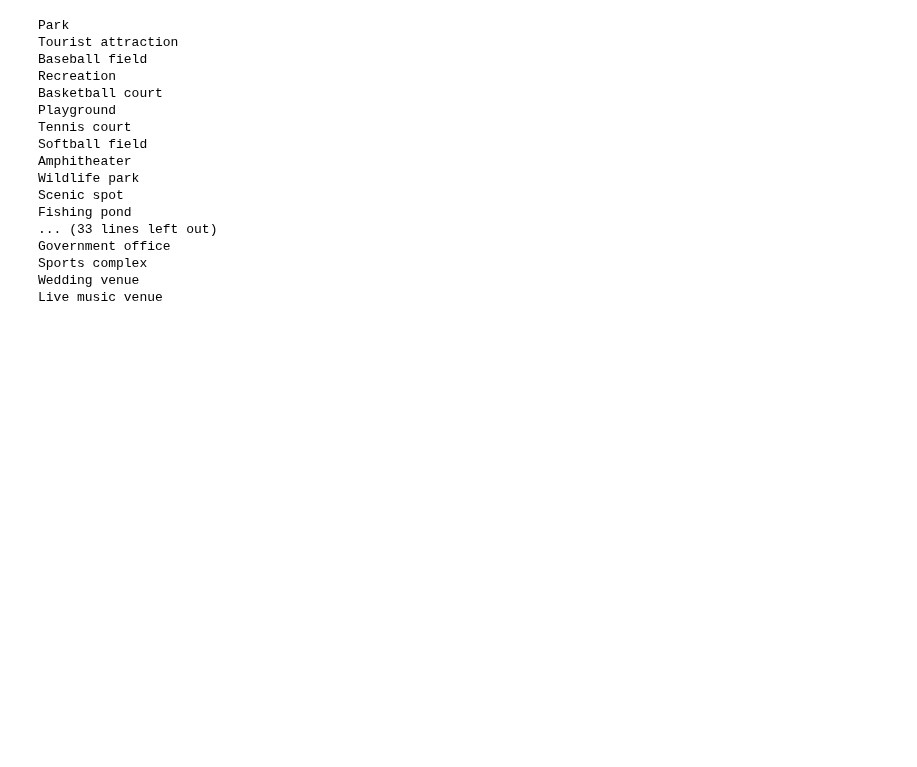
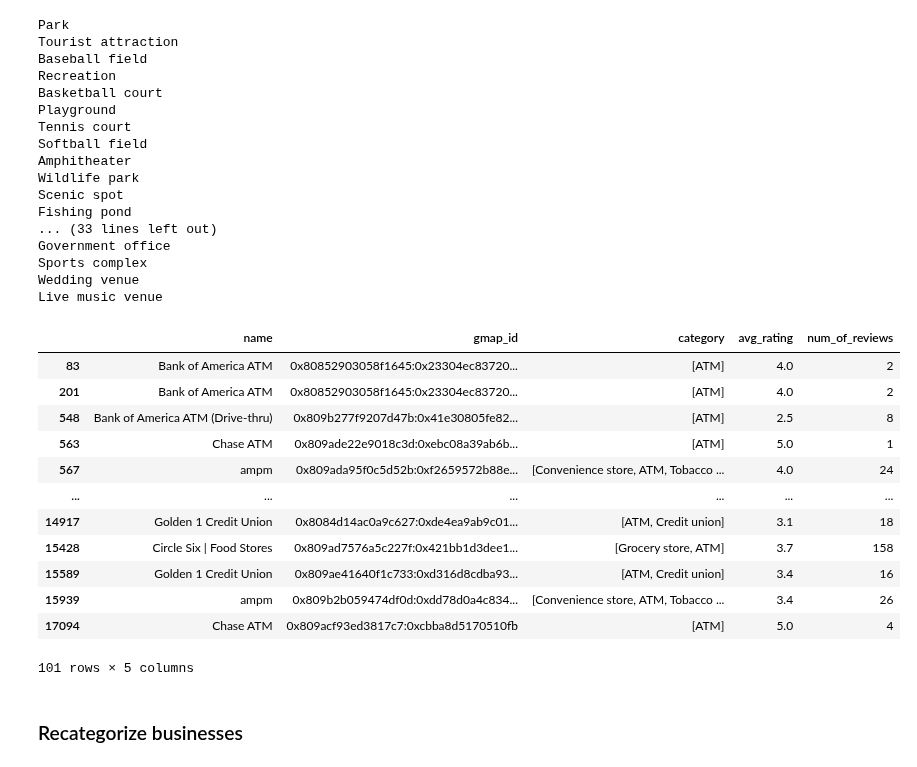
Before and after one commit to jotyot/rate-review, a Jupyter notebook: eda.ipynb, the cells around one changed output. Drawn from its saved outputs; the diff is of its cells as text; code cells hidden in the pictures; blank space fills up the shorter version.

Commit message:
Start consolidating business categories

```diff
--- a/eda.ipynb
+++ b/eda.ipynb
@@ -271,3 +279,21 @@ Government office
 Sports complex
 Wedding venue
 Live music venue
+# %%
+yolosac[categories_bool['ATM'] & ~(categories_bool['Bank'] | categories_bool['Gas station'])]
+# %% [output]
+|  | name | gmap_id | category | avg_rating | num_of_reviews |
+| 83 | Bank of America ATM | 0x80852903058f1645:0x23304ec83720... | [ATM] | 4.0 | 2 |
+| 201 | Bank of America ATM | 0x80852903058f1645:0x23304ec83720... | [ATM] | 4.0 | 2 |
+| 548 | Bank of America ATM (Drive-thru) | 0x809b277f9207d47b:0x41e30805fe82... | [ATM] | 2.5 | 8 |
+| 563 | Chase ATM | 0x809ade22e9018c3d:0xebc08a39ab6b... | [ATM] | 5.0 | 1 |
+| 567 | ampm | 0x809ada95f0c5d52b:0xf2659572b88e... | [Convenience store, ATM, Tobacco ... | 4.0 | 24 |
+| ... | ... | ... | ... | ... | ... |
+| 14917 | Golden 1 Credit Union | 0x8084d14ac0a9c627:0xde4ea9ab9c01... | [ATM, Credit union] | 3.1 | 18 |
+| 15428 | Circle Six | Food Stores | 0x809ad7576a5c227f:0x421bb1d3dee1... | [Grocery store, ATM] | 3.7 | 158 |
+| 15589 | Golden 1 Credit Union | 0x809ae41640f1c733:0xd316d8cdba93... | [ATM, Credit union] | 3.4 | 16 |
+| 15939 | ampm | 0x809b2b059474df0d:0xdd78d0a4c834... | [Convenience store, ATM, Tobacco ... | 3.4 | 26 |
+| 17094 | Chase ATM | 0x809acf93ed3817c7:0xcbba8d5170510fb | [ATM] | 5.0 | 4 |
+101 rows × 5 columns
+# %% [markdown]
+### Recategorize businesses
```
Also changed, not shown: parts of 9 cells of this notebook.
